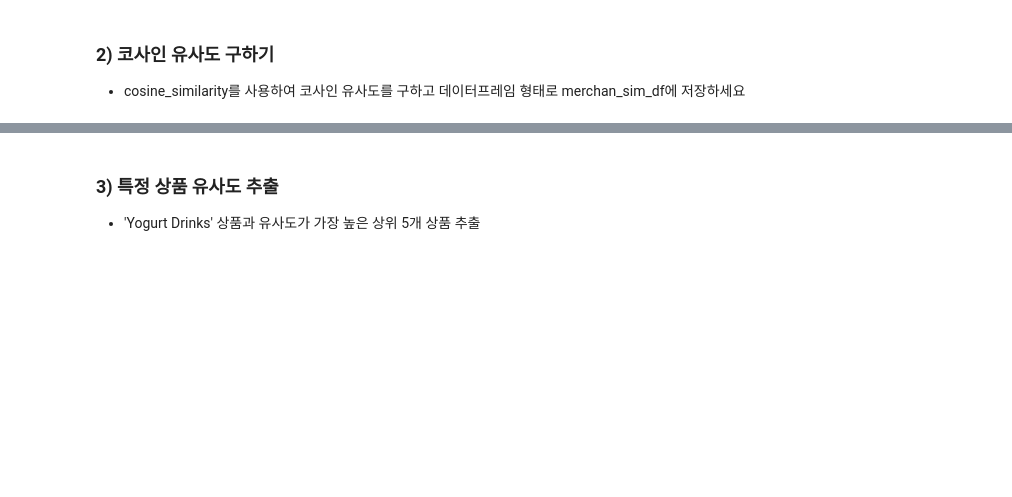
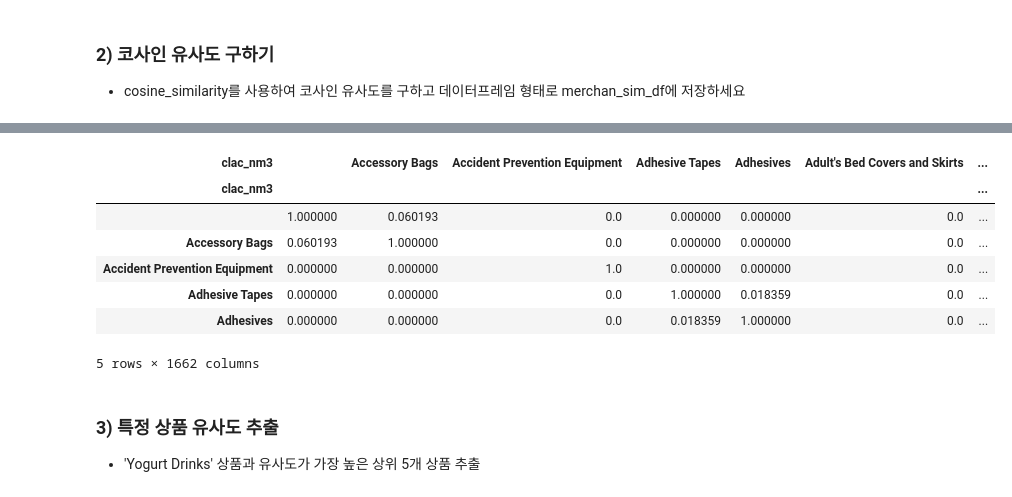
Before and after one commit to juhee3199/Machine-learning_advanced-study, a Jupyter notebook: 2-11 추천시스템 복습/2-11 추천시스템 복습.ipynb, the cells around one changed output, grey strips where cells are left out. Cells and saved outputs as stored; diff of their text form; code cells hidden in the pictures; blank space fills up the shorter version.

```diff
--- a/2-11 추천시스템 복습/2-11 추천시스템 복습.ipynb
+++ b/2-11 추천시스템 복습/2-11 추천시스템 복습.ipynb
@@ -37,3 +63,19 @@ df.head()
+# %%
+from sklearn.metrics.pairwise import cosine_similarity
+
+merchan_sim = cosine_similarity(ratings_matrix_T, ratings_matrix_T)
+merchan_sim_df = pd.DataFrame(data=merchan_sim, index = ratings_matrix.columns,
+                             columns = ratings_matrix.columns)
+merchan_sim_df.head()
+# %% [output]
+| clac_nm3 |  | Accessory Bags | Accident Prevention Equipment | Adhesive Tapes | Adhesives | Adult's Bed Covers and Skirts | ... |
+| clac_nm3 |  |  |  |  |  |  | ... |
+|  | 1.000000 | 0.060193 | 0.0 | 0.000000 | 0.000000 | 0.0 | ... |
+| Accessory Bags | 0.060193 | 1.000000 | 0.0 | 0.000000 | 0.000000 | 0.0 | ... |
+| Accident Prevention Equipment | 0.000000 | 0.000000 | 1.0 | 0.000000 | 0.000000 | 0.0 | ... |
+| Adhesive Tapes | 0.000000 | 0.000000 | 0.0 | 1.000000 | 0.018359 | 0.0 | ... |
+| Adhesives | 0.000000 | 0.000000 | 0.0 | 0.018359 | 1.000000 | 0.0 | ... |
+5 rows × 1662 columns
 # %% [markdown]
 ### 3) 특정 상품 유사도 추출
 - 'Yogurt Drinks' 상품과 유사도가 가장 높은 상위 5개 상품 추출
```
Also changed, not shown: parts of 9 cells of this notebook.
